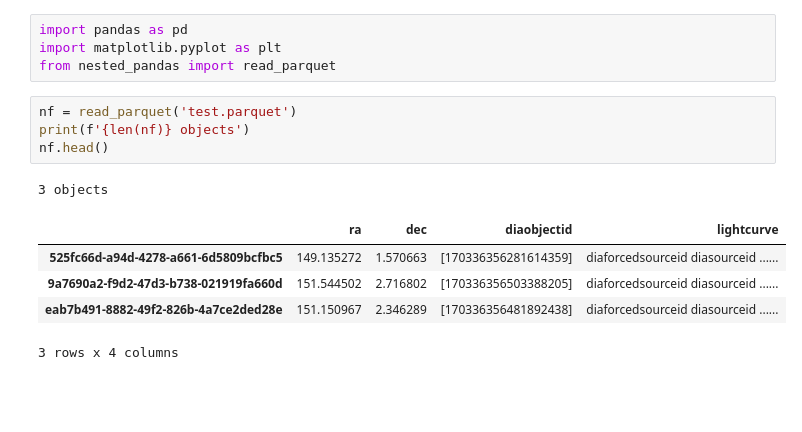
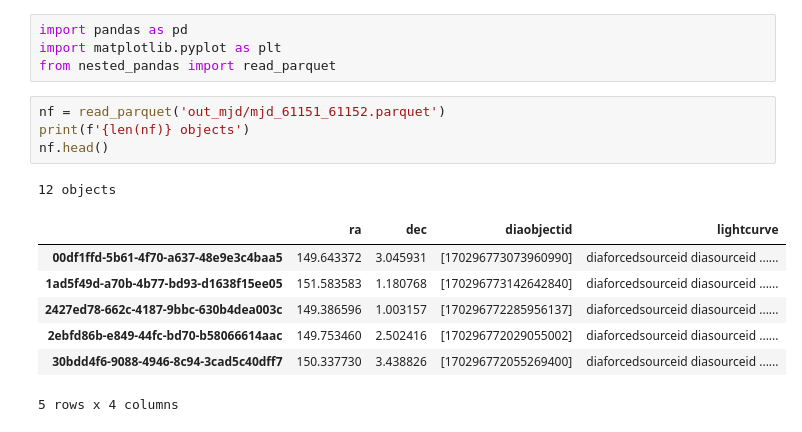
Before and after one commit to mi-dai/fastdb_util, a Jupyter notebook: plot_lightcurves.ipynb, the cells around one changed output. Saved outputs shown, nothing was run; the diff lists cells and outputs as text; blank space fills up the shorter version.

```diff
--- a/plot_lightcurves.ipynb
+++ b/plot_lightcurves.ipynb
@@ -3,16 +3,18 @@ import pandas as pd
 import matplotlib.pyplot as plt
 from nested_pandas import read_parquet
 # %%
-nf = read_parquet('test.parquet')
+nf = read_parquet('out_mjd/mjd_61151_61152.parquet')
 print(f'{len(nf)} objects')
 nf.head()
 # %% [output]
-3 objects
+12 objects
 |  | ra | dec | diaobjectid | lightcurve |
-| 525fc66d-a94d-4278-a661-6d5809bcfbc5 | 149.135272 | 1.570663 | [170336356281614359] | diaforcedsourceid diasourceid ...... |
-| 9a7690a2-f9d2-47d3-b738-021919fa660d | 151.544502 | 2.716802 | [170336356503388205] | diaforcedsourceid diasourceid ...... |
-| eab7b491-8882-49f2-826b-4a7ce2ded28e | 151.150967 | 2.346289 | [170336356481892438] | diaforcedsourceid diasourceid ...... |
+| 00df1ffd-5b61-4f70-a637-48e9e3c4baa5 | 149.643372 | 3.045931 | [170296773073960990] | diaforcedsourceid diasourceid ...... |
+| 1ad5f49d-a70b-4b77-bd93-d1638f15ee05 | 151.583583 | 1.180768 | [170296773142642840] | diaforcedsourceid diasourceid ...... |
+| 2427ed78-662c-4187-9bbc-630b4dea003c | 149.386596 | 1.003157 | [170296772285956137] | diaforcedsourceid diasourceid ...... |
+| 2ebfd86b-e849-44fc-bd70-b58066614aac | 149.753460 | 2.502416 | [170296772029055002] | diaforcedsourceid diasourceid ...... |
+| 30bdd4f6-9088-4946-8c94-3cad5c40dff7 | 150.337730 | 3.438826 | [170296772055269400] | diaforcedsourceid diasourceid ...... |
-3 rows x 4 columns
+5 rows x 4 columns
 # %%
 BAND_COLORS = {'u': 'purple', 'g': 'green', 'r': 'red', 'i': 'orange', 'z': 'brown', 'Y': 'black'}
 
```
Also changed, not shown: parts of 1 cell of this notebook.
